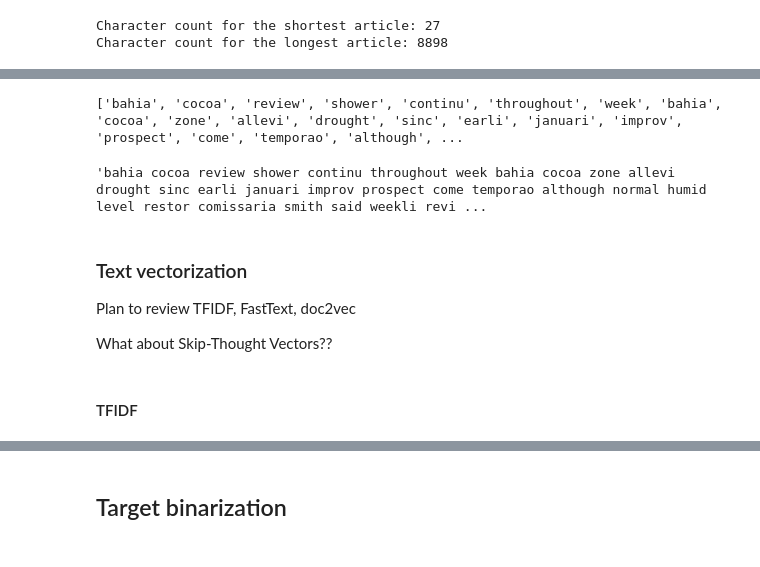
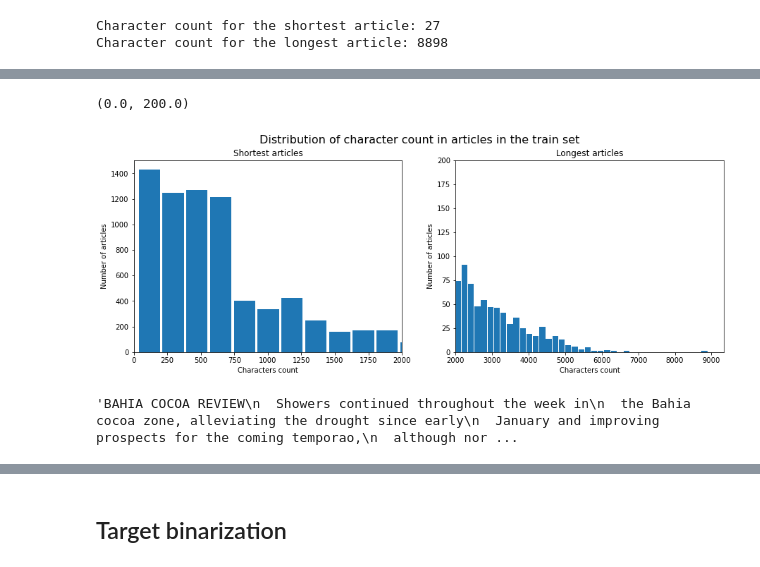
Before and after one commit to Przax/BootcampProject, a Jupyter notebook: BootcampProject_main.ipynb, the cells around one changed output, grey strips where cells are left out. Saved outputs shown, nothing was run; the diff lists cells and outputs as text; code cells hidden in the pictures.

```diff
--- a/BootcampProject_main.ipynb
+++ b/BootcampProject_main.ipynb
@@ -20,10 +24,8 @@ all_docs = reuters.fileids()
 train_doc_names = [doc for doc in all_docs if doc.startswith("train")]
 test_doc_names = [doc for doc in all_docs if doc.startswith("test")]
 # %%
-X_train, y_train = zip(*[(reuters.raw(doc), reuters.categories(doc)) for doc in train_doc_names])
-X_test, y_test= zip(*[(reuters.raw(doc), reuters.categories(doc)) for doc in test_doc_names])
-X_all = X_train + X_test
-y_all = y_train + y_test
+X_train_raw, y_train_raw = zip(*[(reuters.raw(doc), reuters.categories(doc)) for doc in train_doc_names])
+X_test_raw, y_test_raw= zip(*[(reuters.raw(doc), reuters.categories(doc)) for doc in test_doc_names])
 # %% [markdown]
 ### Review the data:
 # %%
@@ -131,7 +133,7 @@ type(X_train[0])
 # %% [output]
 str
 # %%
-art_len = [len(art) for art in X_train]
+art_len = [len(art) for art in X_train_raw]
 # %%
 print(f"Character count for the shortest article: {min(art_len)}")
 print(f"Character count for the longest article: {max(art_len)}")
@@ -264,19 +146,29 @@ print(X_train_clean[0][:60])
-# %%
-# Remove empty strings after number removal
-X_train_clean = [list(filter(None, a)) for a in X_train_clean]
-print(X_train_clean[0][:60])
-# %% [output]
-['bahia', 'cocoa', 'review', 'shower', 'continu', 'throughout', 'week', 'bahia', 'cocoa', 'zone', 'allevi', 'drought', 'sinc', 'earli', 'januari', 'improv', 'prospect', 'come', 'temporao', 'although', ...
-# %%
-# Merge back the text
-X_train_clean = [" ".join(a) for a in X_train_clean]
-X_train_clean[0][:500]
-# %% [output]
-'bahia cocoa review shower continu throughout week bahia cocoa zone allevi drought sinc earli januari improv prospect come temporao although normal humid level restor comissaria smith said weekli revi ...
-# %% [markdown]
-### Text vectorization
-Plan to review TFIDF, FastText, doc2vec
-
-What about Skip-Thought Vectors??
-# %% [markdown]
-#### TFIDF
+# %%
+n=2000 # split between left and right graph (number of characters)
+plt.figure(figsize=(15,5))
+plt.suptitle('Distribution of character count in articles in the train set', fontsize = 16)
+
+plt.subplot(1,2,1)
+plt.hist(art_len, bins=50, rwidth = 0.9);
+plt.ylabel(f'Number of articles');
+plt.xlabel(f'Characters count');
+plt.title(f'Shortest articles');
+plt.xlim(0,n)
+
+plt.subplot(1,2,2)
+plt.hist(art_len, bins=50, rwidth = 0.9);
+plt.ylabel(f'Number of articles');
+plt.xlabel(f'Characters count');
+plt.title(f'Longest articles');
+plt.xlim(n,)
+plt.ylim(0,200)
+
+# plt.tight_layout()
+# ax.set(ylabel = 'aaa')
+# %% [output]
+(0.0, 200.0)
+[figure, added]
+# %%
+X_train_raw[0][:300]
+# %% [output]
+'BAHIA COCOA REVIEW\n  Showers continued throughout the week in\n  the Bahia cocoa zone, alleviating the drought since early\n  January and improving prospects for the coming temporao,\n  although nor ...
```
Also changed, not shown: parts of 150 cells of this notebook.
